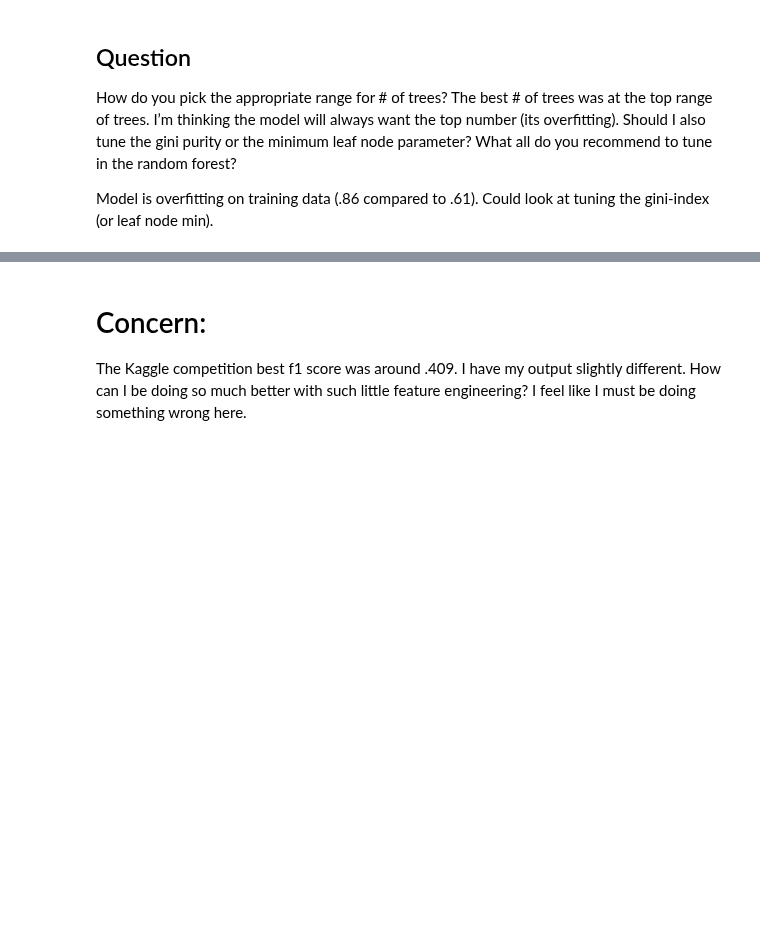
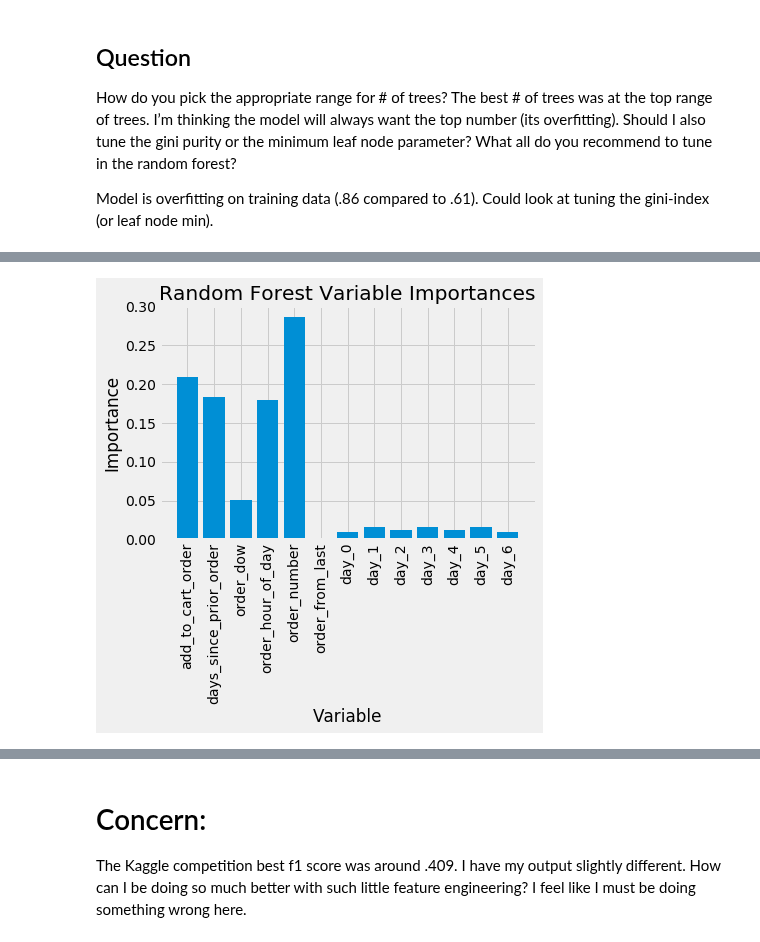
Before and after one commit to lbjennings/Springboard, a Jupyter notebook: Springboard/Capstone Project 1/RandomForest.ipynb, the cells around one changed output, grey strips where cells are left out. Drawn from its saved outputs; the diff is of its cells as text; code cells hidden in the pictures; blank space fills up the shorter version.

```diff
--- a/Springboard/Capstone Project 1/RandomForest.ipynb
+++ b/Springboard/Capstone Project 1/RandomForest.ipynb
@@ -548,22 +606,22 @@ print("the best f1 score with these is {}".format(rs.best_score_))
 # %%
 #create classifier from best parameters out of grid search
-clf=rs.best_estimator_
+clf_rf=rs.best_estimator_
 #fit classifier to validation set
-clf.fit(xtrain,ytrain)
+clf_rf.fit(xtrain,ytrain)
 
 #get the prediction set for the validation
-preds_train_rf = clf.predict(xtrain)
+preds_train_rf = clf_rf.predict(xtrain)
 
 #make some predictions
-preds_rf = clf.predict(xtest)
+preds_rf = clf_rf.predict(xtest)
 
 
 #print the accuracy score for the training data
-training_accuracy = clf.score( xtrain , ytrain )
+training_accuracy = clf_rf.score( xtrain , ytrain )
 print("Accuracy on training data: {:0.2f}".format( training_accuracy ) )
 
 #print the accuracy score for the test data
-test_accuracy = clf.score(xtest , ytest)
+test_accuracy = clf_rf.score(xtest , ytest)
 print("Accuracy on test data: {:0.2f}".format( test_accuracy ) )
 
 #print training f1 score
@@ -582,18 +654,24 @@ confusion_matrix( ytest , preds_rf )
 # %%
 #Capture model feature importance
-importances=clf.feature_importances_
+importances=clf_rf.feature_importances_
 # %%
 #plot the variable importances
 # Set the style
 plt.style.use('fivethirtyeight')
 # list of x locations for plotting
 x_values = list(range(len(importances)))
 # Make a bar chart
 plt.bar(x_values, importances, orientation = 'vertical')
 # Tick labels for x axis
 plt.xticks(x_values, feature_list, rotation='vertical')
 # Axis labels and title
-plt.ylabel('Importance'); plt.xlabel('Variable'); plt.title('Variable Importances');
-plt.tight_layout
+plt.ylabel('Importance'); plt.xlabel('Variable'); plt.title('Random Forest Variable Importances');
+
+#save figure
+plt.savefig('feature_importance.png')
+#show figure in notebook
+plt.show()
+# %% [output]
+[figure, added]
 # %%
 #predict the probabilities for each observation in training set
```
Also changed, not shown: parts of 29 cells of this notebook.
